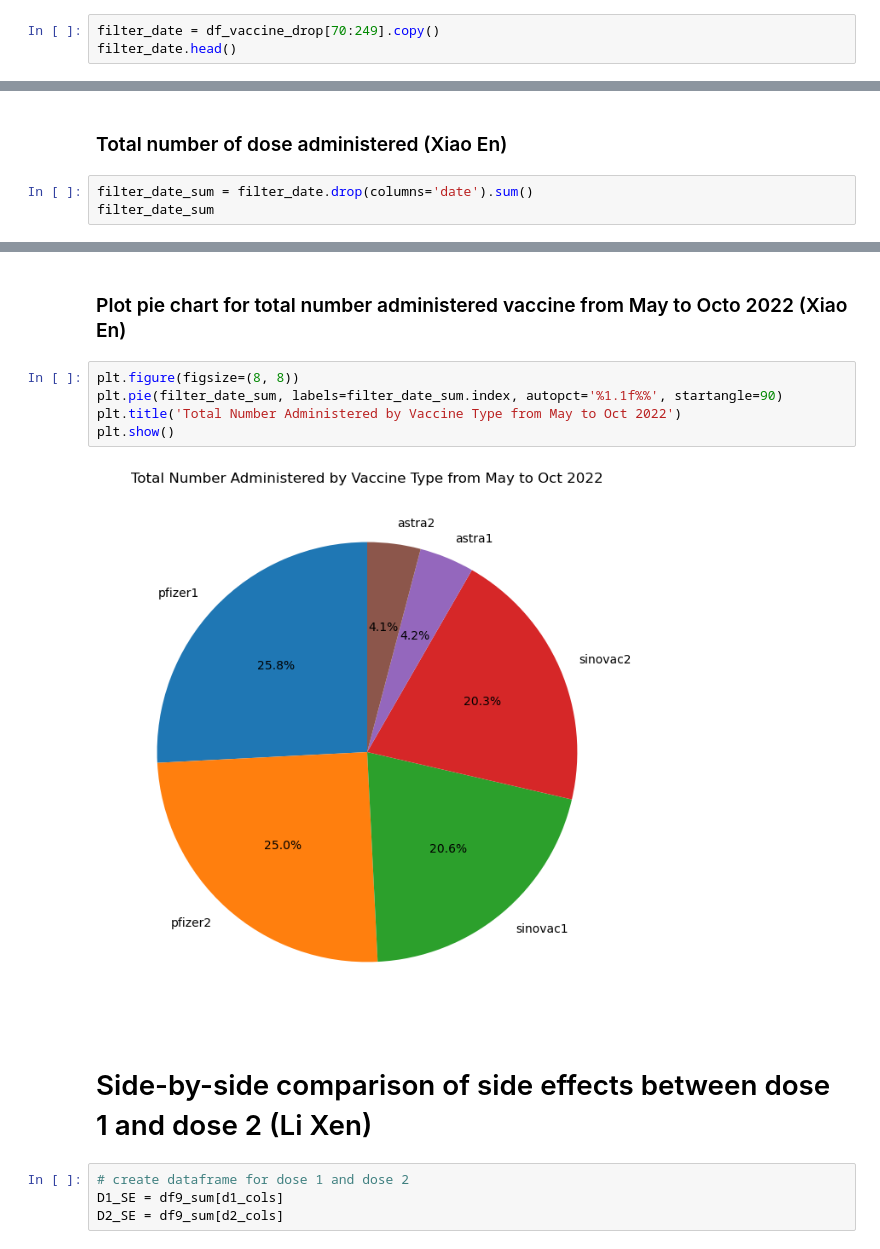
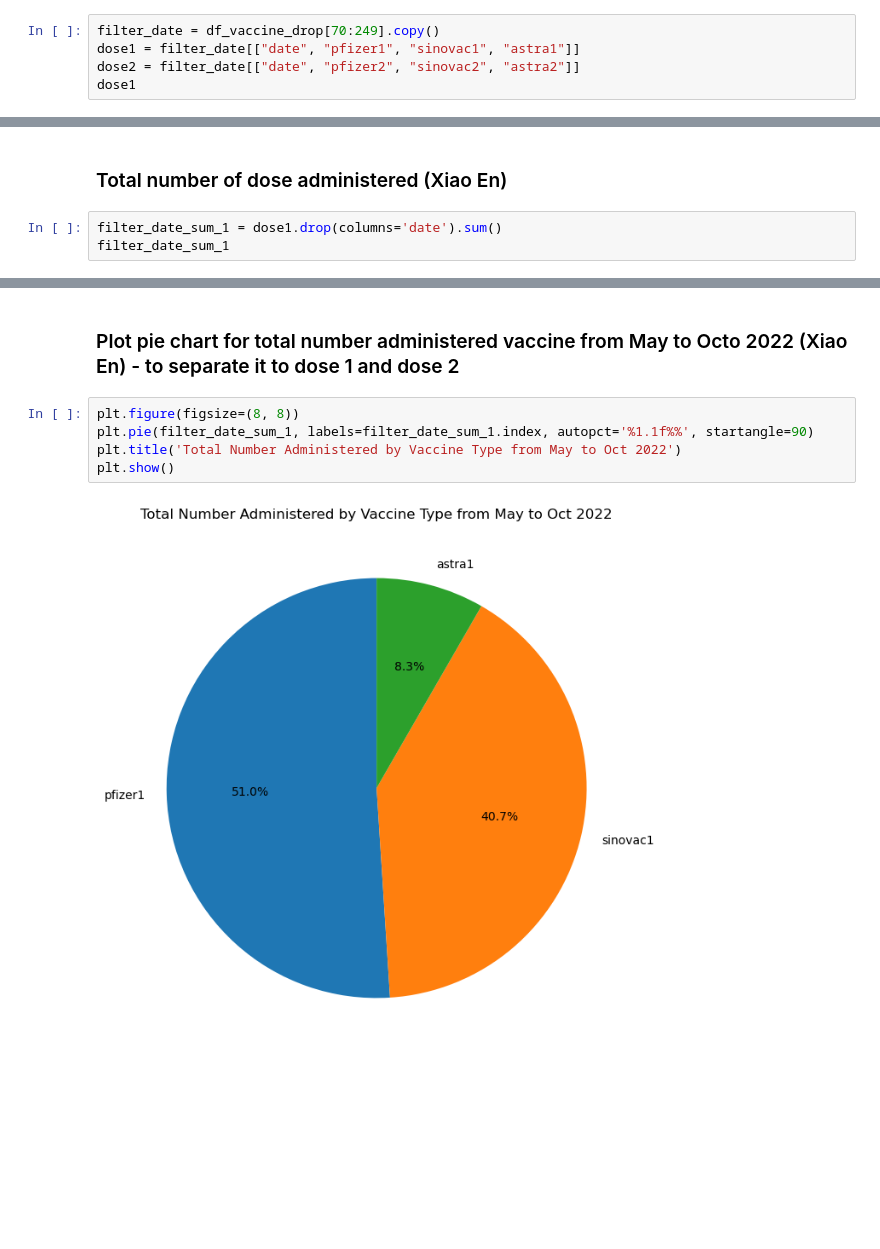
Before and after one commit to kamal089601/HIA302_Project, a Jupyter notebook: HIA302_Project/HIA302_Project.ipynb, the cells around one changed output, grey strips where cells are left out. Drawn from its saved outputs; the diff is of its cells as text; blank space fills up the shorter version.

```diff
--- a/HIA302_Project/HIA302_Project.ipynb
+++ b/HIA302_Project/HIA302_Project.ipynb
@@ -614,5 +601,7 @@ plt.show()
 ### Filter date from May 2021 to October 2022 (Xiao En)
 # %%
 filter_date = df_vaccine_drop[70:249].copy()
-filter_date.head()
+dose1 = filter_date[["date", "pfizer1", "sinovac1", "astra1"]]
+dose2 = filter_date[["date", "pfizer2", "sinovac2", "astra2"]]
+dose1
 # %% [output]
@@ -625,7 +637,7 @@ filter_date.head()
 # %% [markdown]
 ### Total number of dose administered (Xiao En)
 # %%
-filter_date_sum = filter_date.drop(columns='date').sum()
-filter_date_sum
+filter_date_sum_1 = dose1.drop(columns='date').sum()
+filter_date_sum_1
 # %% [output]
 pfizer1     12534082
@@ -638,15 +655,9 @@ dtype: int64
 # %% [markdown]
-### Plot pie chart for total number administered vaccine from May to Octo 2022 (Xiao En)
+### Plot pie chart for total number administered vaccine from May to Octo 2022 (Xiao En) - to separate it to dose 1 and dose 2
 # %%
 plt.figure(figsize=(8, 8))
-plt.pie(filter_date_sum, labels=filter_date_sum.index, autopct='%1.1f%%', startangle=90)
+plt.pie(filter_date_sum_1, labels=filter_date_sum_1.index, autopct='%1.1f%%', startangle=90)
 plt.title('Total Number Administered by Vaccine Type from May to Oct 2022')
 plt.show()
 # %% [output]
-[figure, old version]
+[figure, new version]
-# %% [markdown]
-# Side-by-side comparison of side effects between dose 1 and dose 2 (Li Xen)
-# %%
-# create dataframe for dose 1 and dose 2
-D1_SE = df9_sum[d1_cols]
-D2_SE = df9_sum[d2_cols]
```
Also changed, not shown: parts of 26 cells of this notebook.
